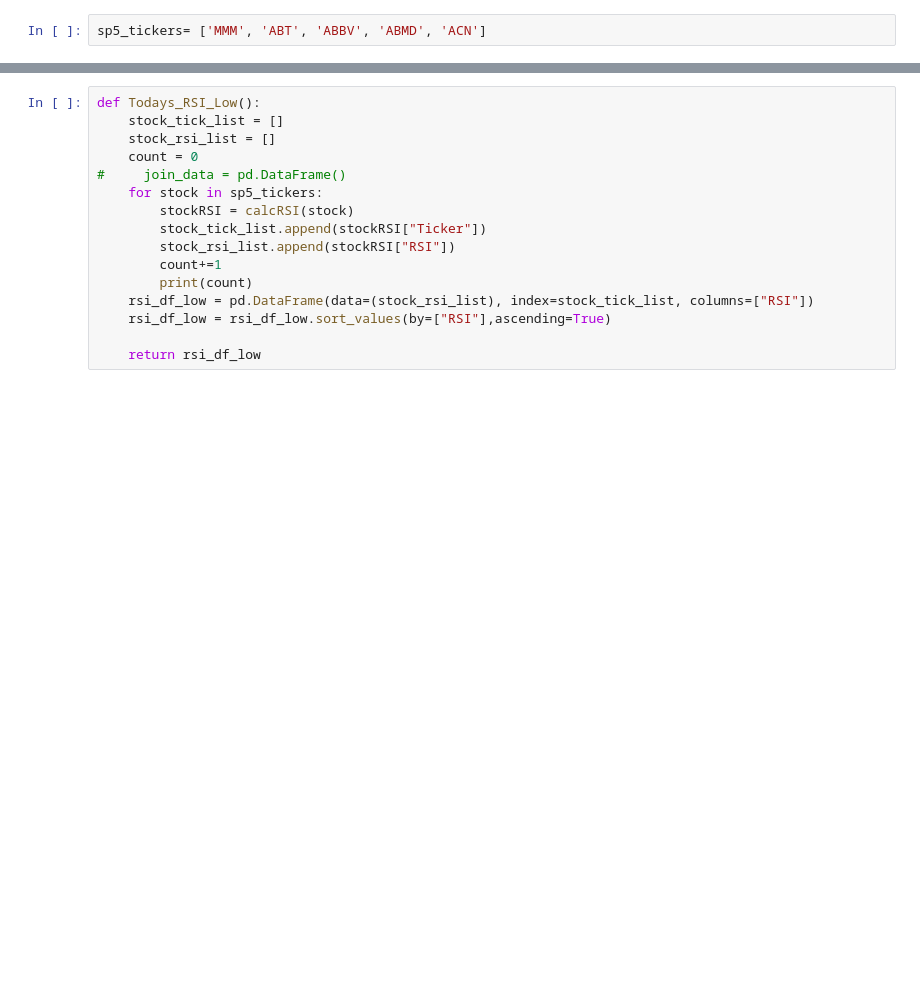
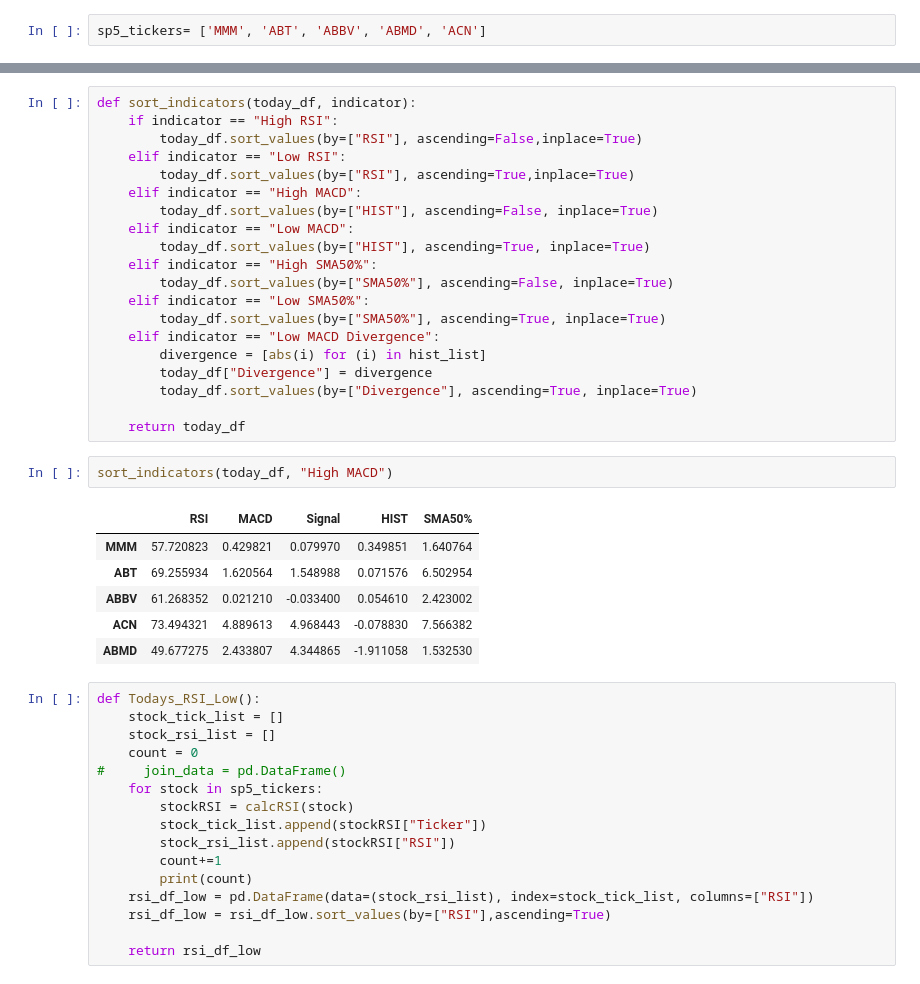
Before and after one commit to JuliaGuanzon/Quickr_Pickr, a Jupyter notebook: Sam/Financial_Calcs2.ipynb, the cells around one changed output, grey strips where cells are left out. Drawn from its saved outputs; the diff is of its cells as text; blank space fills up the shorter version.

```diff
--- a/Sam/Financial_Calcs2.ipynb
+++ b/Sam/Financial_Calcs2.ipynb
@@ -195,3 +345,32 @@ fig
+# %%
+def sort_indicators(today_df, indicator):
+    if indicator == "High RSI":
+        today_df.sort_values(by=["RSI"], ascending=False,inplace=True)
+    elif indicator == "Low RSI":
+        today_df.sort_values(by=["RSI"], ascending=True,inplace=True)
+    elif indicator == "High MACD":
+        today_df.sort_values(by=["HIST"], ascending=False, inplace=True)
+    elif indicator == "Low MACD":
+        today_df.sort_values(by=["HIST"], ascending=True, inplace=True)
+    elif indicator == "High SMA50%":
+        today_df.sort_values(by=["SMA50%"], ascending=False, inplace=True)
+    elif indicator == "Low SMA50%":
+        today_df.sort_values(by=["SMA50%"], ascending=True, inplace=True)
+    elif indicator == "Low MACD Divergence":
+        divergence = [abs(i) for (i) in hist_list]
+        today_df["Divergence"] = divergence
+        today_df.sort_values(by=["Divergence"], ascending=True, inplace=True)
+
+    return today_df
+# %%
+sort_indicators(today_df, "High MACD")
+# %% [output]
+|  | RSI | MACD | Signal | HIST | SMA50% |
+| MMM | 57.720823 | 0.429821 | 0.079970 | 0.349851 | 1.640764 |
+| ABT | 69.255934 | 1.620564 | 1.548988 | 0.071576 | 6.502954 |
+| ABBV | 61.268352 | 0.021210 | -0.033400 | 0.054610 | 2.423002 |
+| ACN | 73.494321 | 4.889613 | 4.968443 | -0.078830 | 7.566382 |
+| ABMD | 49.677275 | 2.433807 | 4.344865 | -1.911058 | 1.532530 |
 # %%
 def Todays_RSI_Low():
     stock_tick_list = []
```
Also changed, not shown: parts of 20 cells of this notebook, 1 other file.
